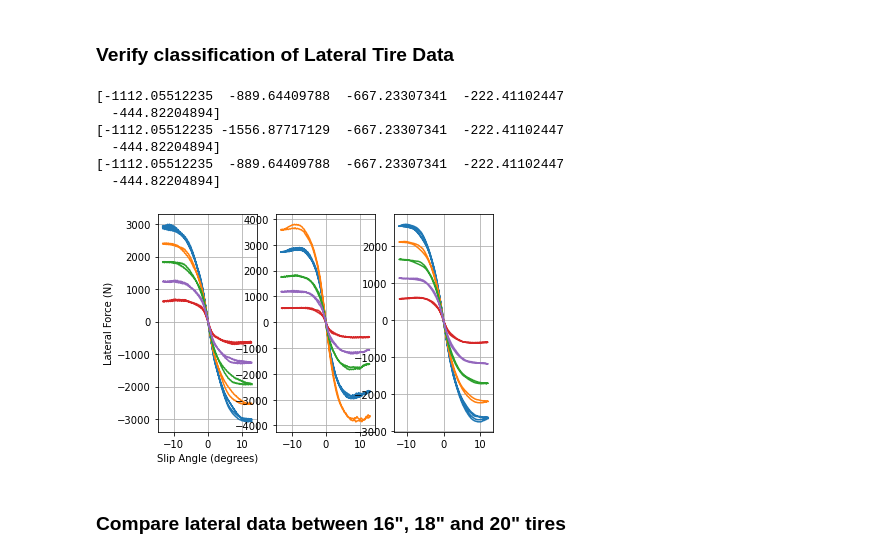
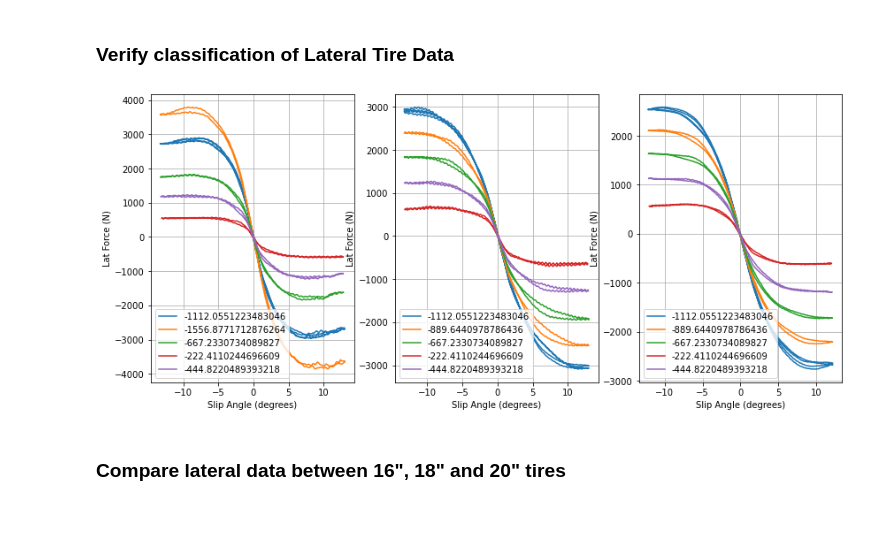
Before and after one commit to kierancoz/tire_analysis, a Jupyter notebook: tire_selection_and_analytics/determine_16in_long.ipynb, the cells around one changed output. Saved outputs shown, nothing was run; the diff lists cells and outputs as text; code cells hidden in the pictures; blank space fills up the shorter version.

```diff
--- a/tire_selection_and_analytics/determine_16in_long.ipynb
+++ b/tire_selection_and_analytics/determine_16in_long.ipynb
@@ -96,36 +90,21 @@ plt.legend()
 # %% [markdown]
 ### Verify classification of Lateral Tire Data
-# %%
-
-df_1 = tires["hoosier_r25b_18x7-5_10x7"]["lat"]
-df_2 = tires["hoosier_r25b_20-5x7_13x7"]["lat"]
-df_3 = tires["hoosier_r25b_16x7-5_10x7"]["lat"]
-fig, (ax1, ax2, ax3) = plt.subplots(1,3)
-for load in df_1["load"].unique():
-    df = df_1[df_1["load"] == load]
-    ax1.plot(df["SA"], df["FY"], label = load)
-for load in df_2["load"].unique():
-    df = df_2[df_2["load"] == load]
-    ax2.plot(df["SA"], df["FY"], label = load)
-for load in df_3["load"].unique():
-    df = df_3[df_3["load"] == load]
-    ax3.plot(df["SA"], df["FY"], label = load)
-ax1.grid()
-ax2.grid()
-ax3.grid()
-print(df_1["load"].unique())
-print(df_2["load"].unique())
-print(df_3["load"].unique())
-ax1.set_ylabel("Lateral Force (N)")
-ax1.set_xlabel("Slip Angle (degrees)")
-plt.show()
-# %% [output]
-[-1112.05512235  -889.64409788  -667.23307341  -222.41102447
-  -444.82204894]
-[-1112.05512235 -1556.87717129  -667.23307341  -222.41102447
-  -444.82204894]
-[-1112.05512235  -889.64409788  -667.23307341  -222.41102447
-  -444.82204894]
-[figure, removed]
+# %%
+fig = plt.figure(figsize=(14,6))
+count = 0
+for name, tire in tires.items():
+    if tire["lat"] is not None:
+        count += 1
+        fig.add_subplot(1, 3, count)
+        for load in tire["lat"]["load"].unique():
+            temp_df = tire["lat"][tire["lat"]["load"] == load]
+            plt.plot(temp_df["SA"], temp_df["FY"], label = load)
+        plt.legend()
+        plt.ylabel("Lat Force (N)")
+        plt.xlabel("Slip Angle (degrees)")
+        plt.grid(True)
+plt.show()
+# %% [output]
+[figure, added]
 # %% [markdown]
 ### Compare lateral data between 16", 18" and 20" tires
```
Also changed, not shown: parts of 17 cells of this notebook, 2 other files.
